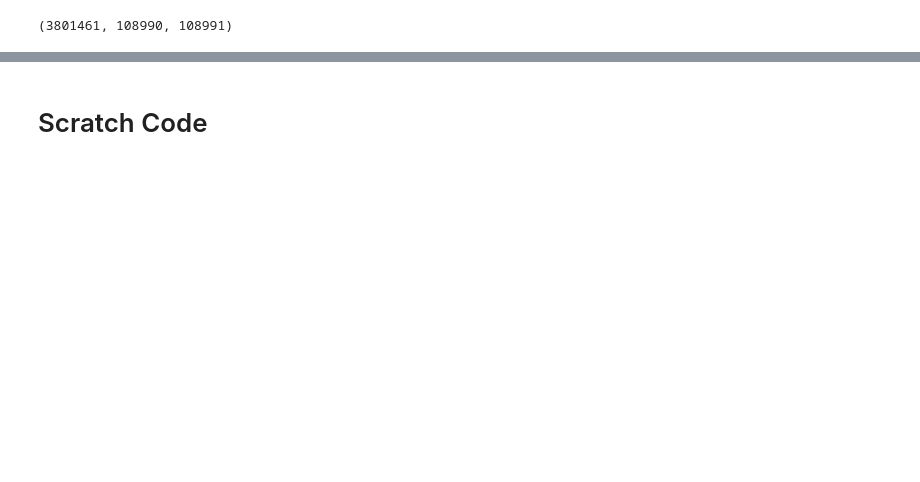
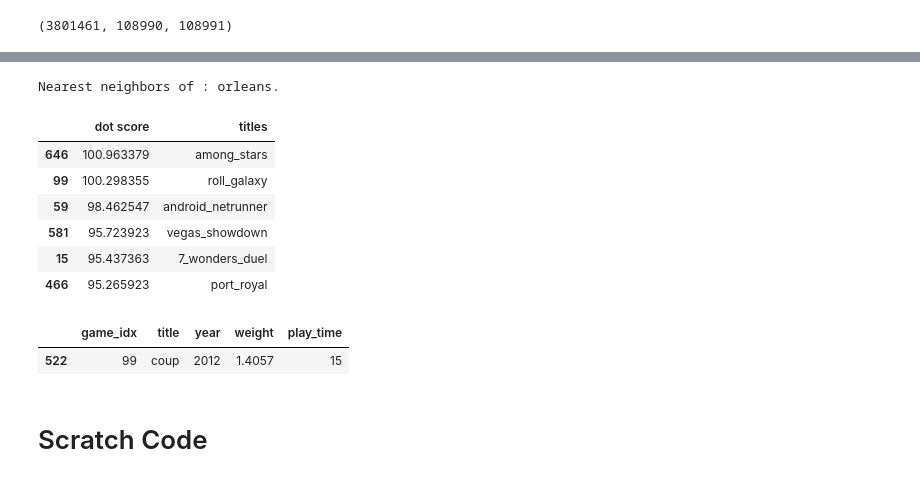
Before and after one commit to MarshallKrakauer/BGGAnalysis, a Jupyter notebook: Player Ratings.ipynb, the cells around one changed output, grey strips where cells are left out. Drawn from its saved outputs; the diff is of its cells as text; code cells hidden in the pictures; blank space fills up the shorter version.

```diff
--- a/Player Ratings.ipynb
+++ b/Player Ratings.ipynb
@@ -313,3 +443,19 @@ model.train(num_iterations=300, learning_rate=10.)
+# %%
+game_neighbors(model, "7_wonders_duel", DOT)
+# %% [output]
+Nearest neighbors of : orleans.
+|  | dot score | titles |
+| 646 | 100.963379 | among_stars |
+| 99 | 100.298355 | roll_galaxy |
+| 59 | 98.462547 | android_netrunner |
+| 581 | 95.723923 | vegas_showdown |
+| 15 | 95.437363 | 7_wonders_duel |
+| 466 | 95.265923 | port_royal |
+# %%
+games[games['title'].str.contains('coup')]
+# %% [output]
+|  | game_idx | title | year | weight | play_time |
+| 522 | 99 | coup | 2012 | 1.4057 | 15 |
 # %% [markdown]
 # Scratch Code
 # %%
```
Also changed, not shown: parts of 13 cells of this notebook.
